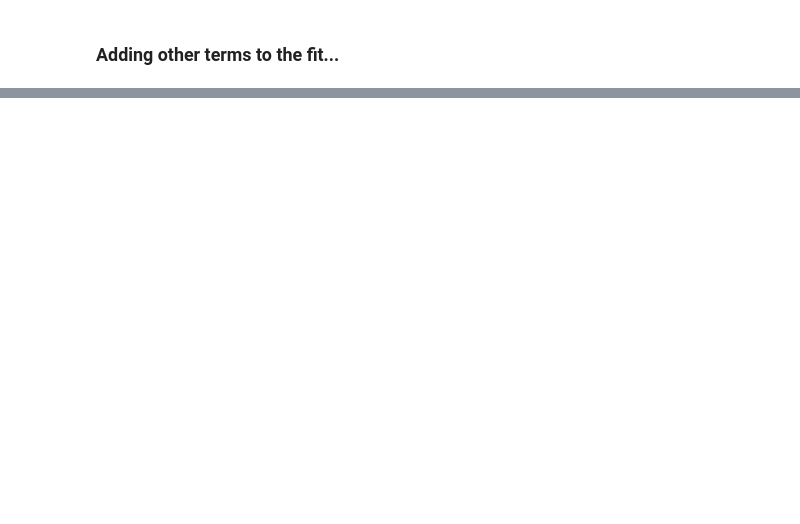
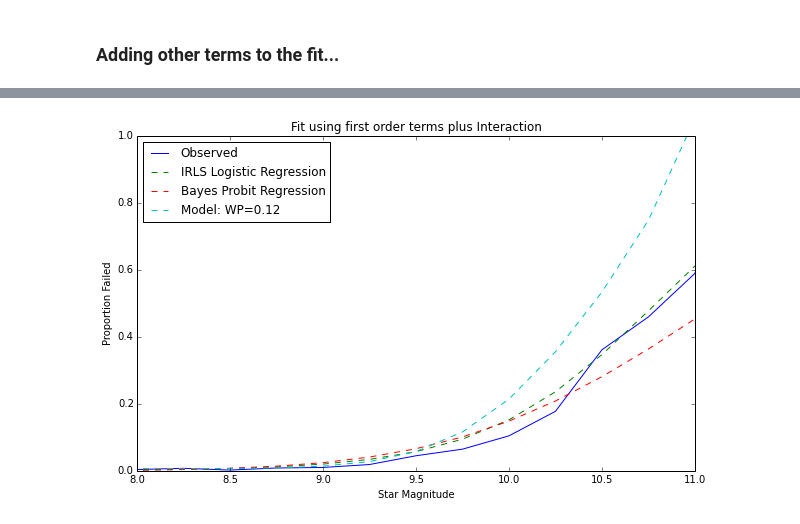
Before and after one commit to sot/aca_stats, a Jupyter notebook: bayesRegress/ChandraAnalysis.ipynb, the cells around one changed output, grey strips where cells are left out. Cells and saved outputs as stored; diff of their text form; code cells hidden in the pictures; blank space fills up the shorter version.

```diff
--- a/bayesRegress/ChandraAnalysis.ipynb
+++ b/bayesRegress/ChandraAnalysis.ipynb
@@ -294,0 +395,5 @@ plt.show()
+# %%
+import statsmodels.api as sm
+
+out = sm.formula.glm('success ~ mag + warm_pix + mag:warm_pix', yr2013, family=sm.families.Binomial(sm.families.links.logit)).fit()
+print out.summary()
@@ -294,0 +419,4 @@ plt.show()
+# %%
+# Found using R's GLM function!
+bayes_fit = bR.probitRegression('success ~ mag + warm_pix + mag:warm_pix', yr2013,
+                                n_iter=3000, burnin=1000, calcIRWLS=False, plots=False, identifier="acadata2013")
@@ -294,0 +468,84 @@ plt.show()
+# %%
+import scipy.stats as stats
+print bayes_fit.bayes_betas
+
+percent_fail, bin_edges = getpercentfail_byWPF(0.0,.2)
+nlf2 = linear_model.LogisticRegression(C=1e5)
+nlf2.fit(design,response)
+
+b = np.array([0.4370, -0.2353, -91.4697, 9.8803])
+
+def maketestpts(warm_pix):
+    fixed_warm_pix = warm_pix*np.ones(len(bin_edges[1:]))
+    test = np.vstack((np.ones(len(bin_edges[1:])),
+                      bin_edges[1:],
+                      fixed_warm_pix,
+                      bin_edges[1:]*fixed_warm_pix
+                      )).transpose()
+    print test
+    return test
+
+test_0_12 = maketestpts(0.12)
+# print test_0_12
+# print bR.invlogit(np.dot(test_0_12, bayes_fit.bayes_betas))
+
+F = plt.figure()
+p1, = plt.plot(bin_edges[1:], percent_fail)
+p2, = plt.plot(bin_edges[1:], nlf2.predict_proba(test_0_12)[:,1], linestyle='--')
+p3, = plt.plot(bin_edges[1:], stats.norm.cdf((np.dot(test_0_12, bayes_fit.bayes_betas))), linestyle='--')
+p4, = plt.plot(bin_edges[1:], curProb(bin_edges[1:], 0.12), linestyle="--")
+plt.legend([p1,p2,p3, p4],
+           ["Observed", "IRLS Logistic Regression", "Bayes Probit Regression", "Model: WP=0.12"], loc=2)
+plt.ylim((0.,1.))
+plt.xlim((8.,11.))
+F.set_size_inches(10,6)
+plt.xlabel('Star Magnitude')
+plt.ylabel('Proportion Failed')
+plt.title('Fit using first order terms plus Interaction')
+F.savefig("bayes_logit_compare.pdf", type='pdf')
+plt.show()
+
+percent_fail = failure_counts.astype(float) / total_counts
+
+def curProb(mag, N100):
+    mag = mag - 10.
+    scale = 10**(0.18 + 0.99*mag - 0.49*mag*mag)
+    offset = 10**(-1.49 + 0.89*mag + 0.28*mag*mag)
+    return scale * N100 + offset
+
+
+F = plt.figure()
+p1, = plt.plot(bin_edges[1:], percent_fail)
+p2, = plt.plot(bin_edges[1:], nlf2.predict_proba(test_0_12)[:,1], linestyle='--')
+p3, = plt.plot(bin_edges[1:], bR.invlogit(np.dot(test_0_12, out.params)), linestyle='--')
+p4, = plt.plot(bin_edges[1:], curProb(bin_edges[1:], 0.12), linestyle="--")
+
+plt.legend([p1,p2,p3,p4],
+           ["Observed", "IRLS Logistic Regression (Sklearn)", "IRLS Logistic Regression (Statsmodels)", "Model: WP=0.12"], loc=2)
+plt.ylim((0.,1.))
+plt.xlim((8.,11.))
+F.set_size_inches(10,5)
+plt.xlabel('Star Magnitude')
+plt.ylabel('Proportion Failed')
+plt.title('Fit using first order terms plus Interaction')
+F.savefig('IRLS_fit.pdf',type='pdf')
+plt.show()
+
+F = plt.figure()
+p1, = plt.plot(bin_edges[1:], percent_fail)
+p2, = plt.plot(bin_edges[1:], stats.norm.cdf((np.dot(test_0_12, bayes_fit.bayes_betas))), linestyle='--')
+p3, = plt.plot(bin_edges[1:], curProb(bin_edges[1:], 0.12), linestyle="--")
+
+plt.legend([p1,p2,p3],
+           ["Observed", "Bayes Probit Regression", "Model: WP=0.12"], loc=2)
+plt.ylim((0.,1.))
+plt.xlim((8.,11.))
+F.set_size_inches(10,6)
+plt.xlabel('Star Magnitude')
+plt.ylabel('Proportion Failed')
+plt.title('Fit using first order terms plus Interaction')
+F.savefig('Bayes_fit.pdf',type='pdf')
+plt.show()
+
+print(percent_fail)
+# %% [output]
@@ -294,0 +569 @@ plt.show()
+[figure, added]
```
Also changed, not shown: parts of 17 cells of this notebook, 2 other files.
